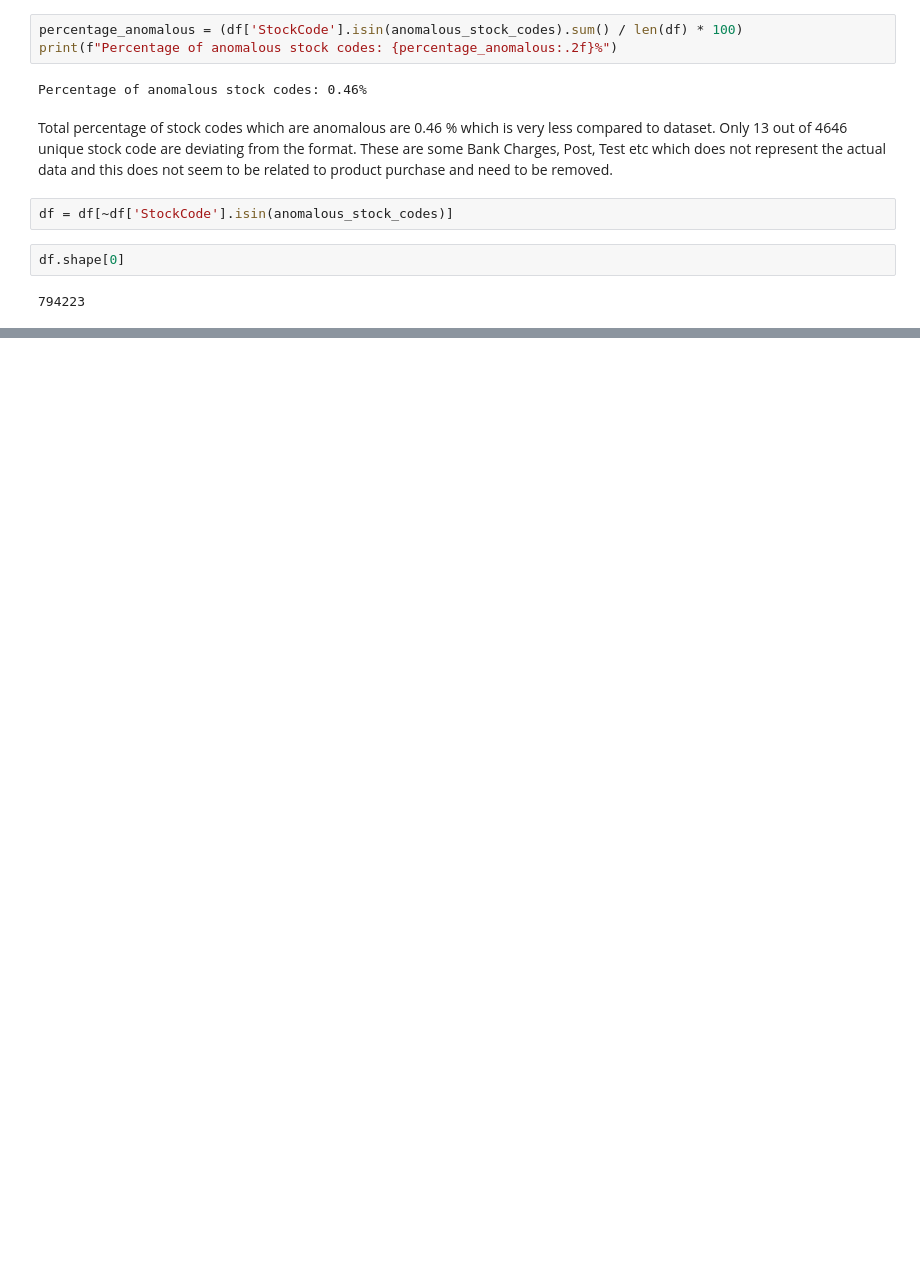
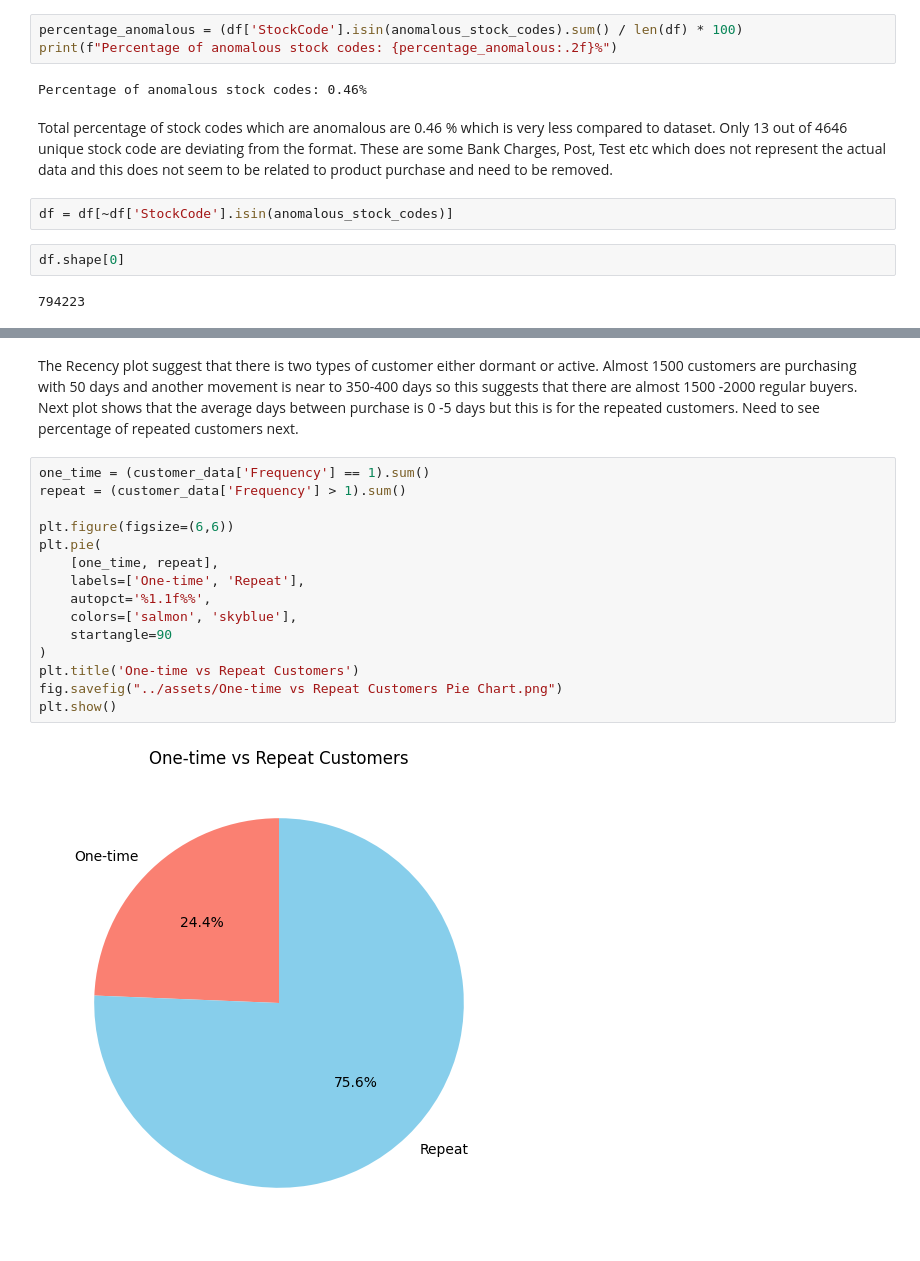
Before and after one commit to samithcsachi/Customer-Segmentation-Retention-Strategy, a Jupyter notebook: research/01_exploratory_analysis_and_business_insights.ipynb, the cells around one changed output, grey strips where cells are left out. Cells and saved outputs as stored; diff of their text form; blank space fills up the shorter version.

```diff
--- a/research/01_exploratory_analysis_and_business_insights.ipynb
+++ b/research/01_exploratory_analysis_and_business_insights.ipynb
@@ -526,0 +887,19 @@ df.shape[0]
+# %% [markdown]
+The Recency plot suggest that there is two types of customer either dormant or active. Almost 1500 customers are purchasing with 50 days and another movement is near to 350-400 days so this suggests that there are almost 1500 -2000 regular buyers. Next plot shows that the average days between purchase is 0 -5 days but this is for the repeated customers. Need to see percentage of repeated customers next.
+# %%
+one_time = (customer_data['Frequency'] == 1).sum()
+repeat = (customer_data['Frequency'] > 1).sum()
+
+plt.figure(figsize=(6,6))
+plt.pie(
+    [one_time, repeat],
+    labels=['One-time', 'Repeat'],
+    autopct='%1.1f%%',
+    colors=['salmon', 'skyblue'],
+    startangle=90
+)
+plt.title('One-time vs Repeat Customers')
+fig.savefig("../assets/One-time vs Repeat Customers Pie Chart.png")
+plt.show()
+# %% [output]
+[figure, added]
```
Also changed, not shown: parts of 88 cells of this notebook, 24 other files.
